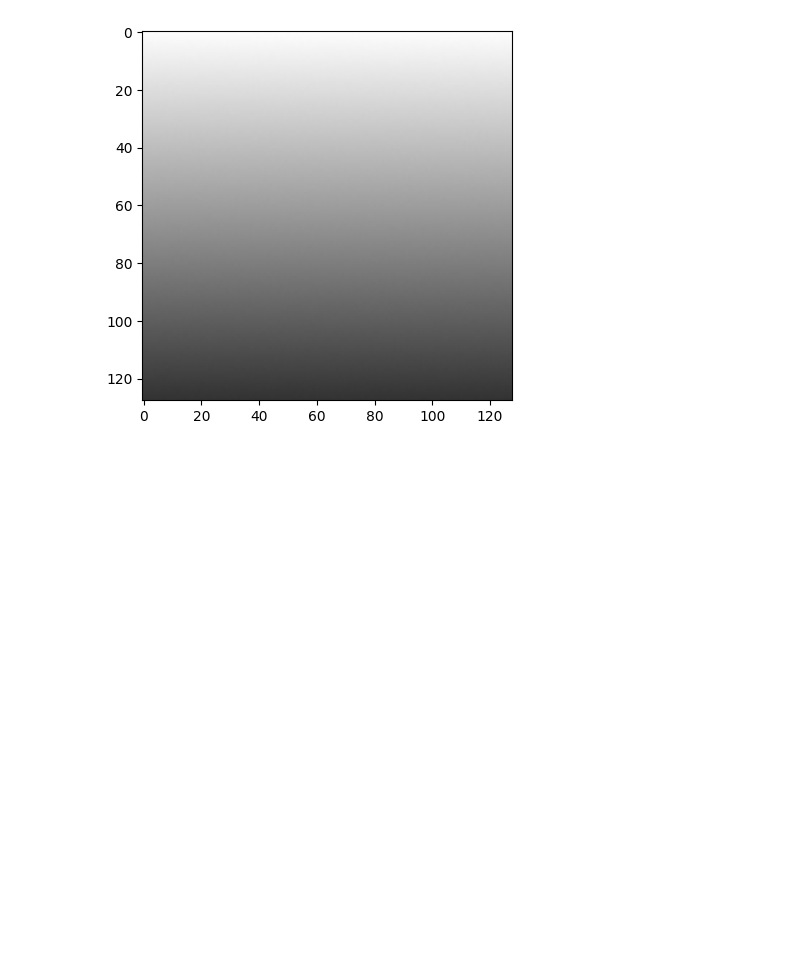
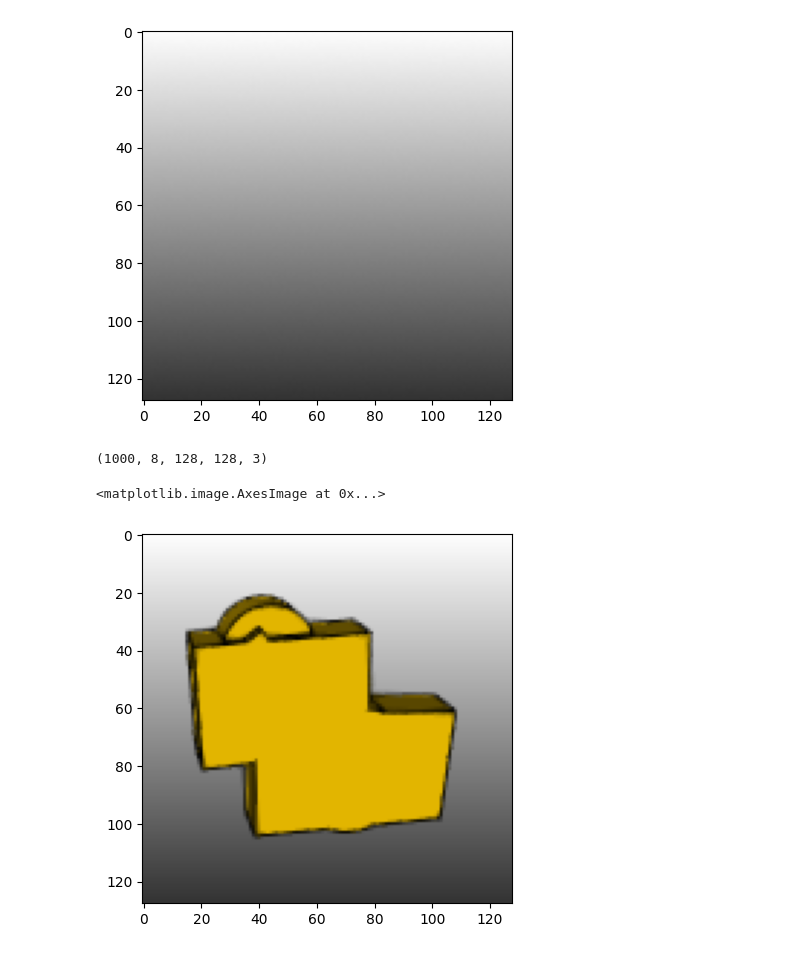
Before and after one commit to Bransthre/treecad-280, a Jupyter notebook: src/naive_autoregressive/test_inference.ipynb, the cells around one changed output. Drawn from its saved outputs; the diff is of its cells as text; code cells hidden in the pictures; blank space fills up the shorter version.

```diff
--- a/src/naive_autoregressive/test_inference.ipynb
+++ b/src/naive_autoregressive/test_inference.ipynb
@@ -86,3 +109,15 @@ plt.imshow(images[5])
 # %% [output]
 <matplotlib.image.AxesImage at 0x...>
 [figure]
+# %%
+import numpy as np
+imgs = np.load('/data/nzxyin/treecad/cad-recode-render-v1/cs280-cads/train/01015_images.npy')
+imgs.shape
+# %% [output]
+(1000, 8, 128, 128, 3)
+# %%
+import matplotlib.pyplot as plt
+plt.imshow(imgs[0][0])
+# %% [output]
+<matplotlib.image.AxesImage at 0x...>
+[figure, added]
```
Also changed, not shown: parts of 7 cells of this notebook, 2 other files.
